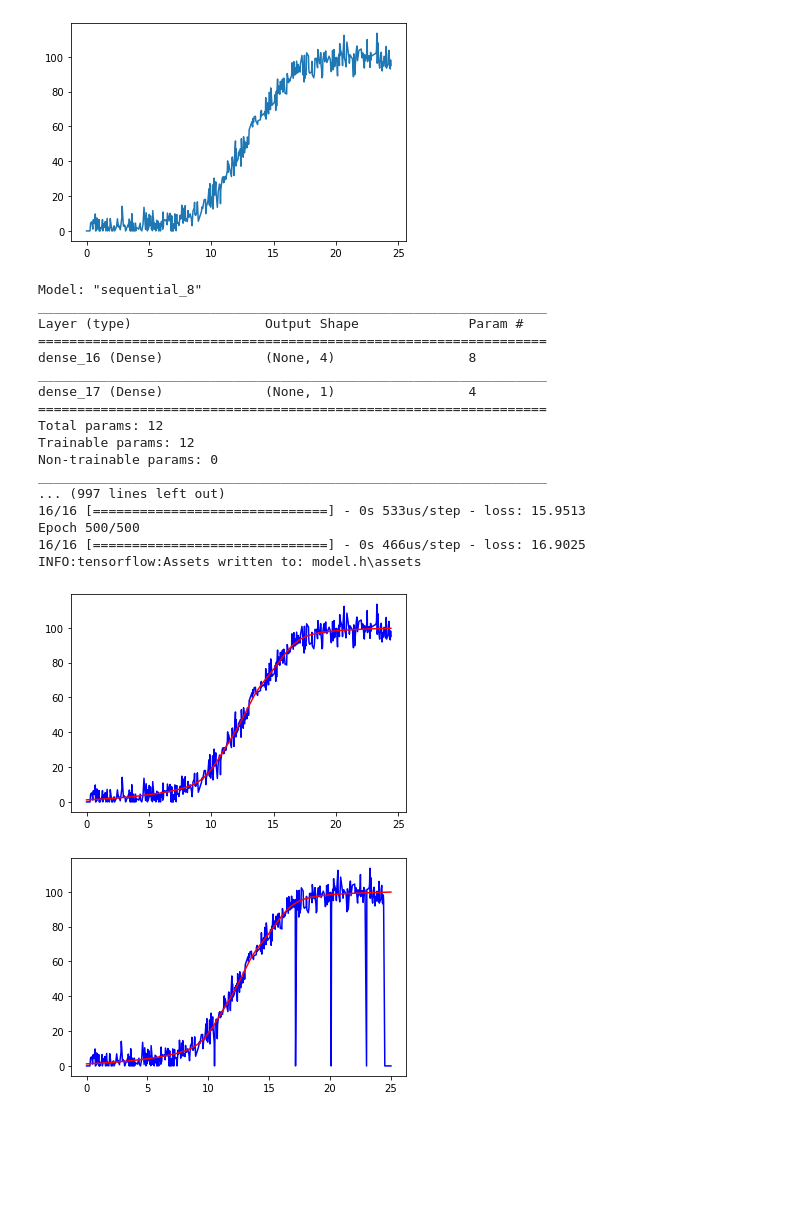
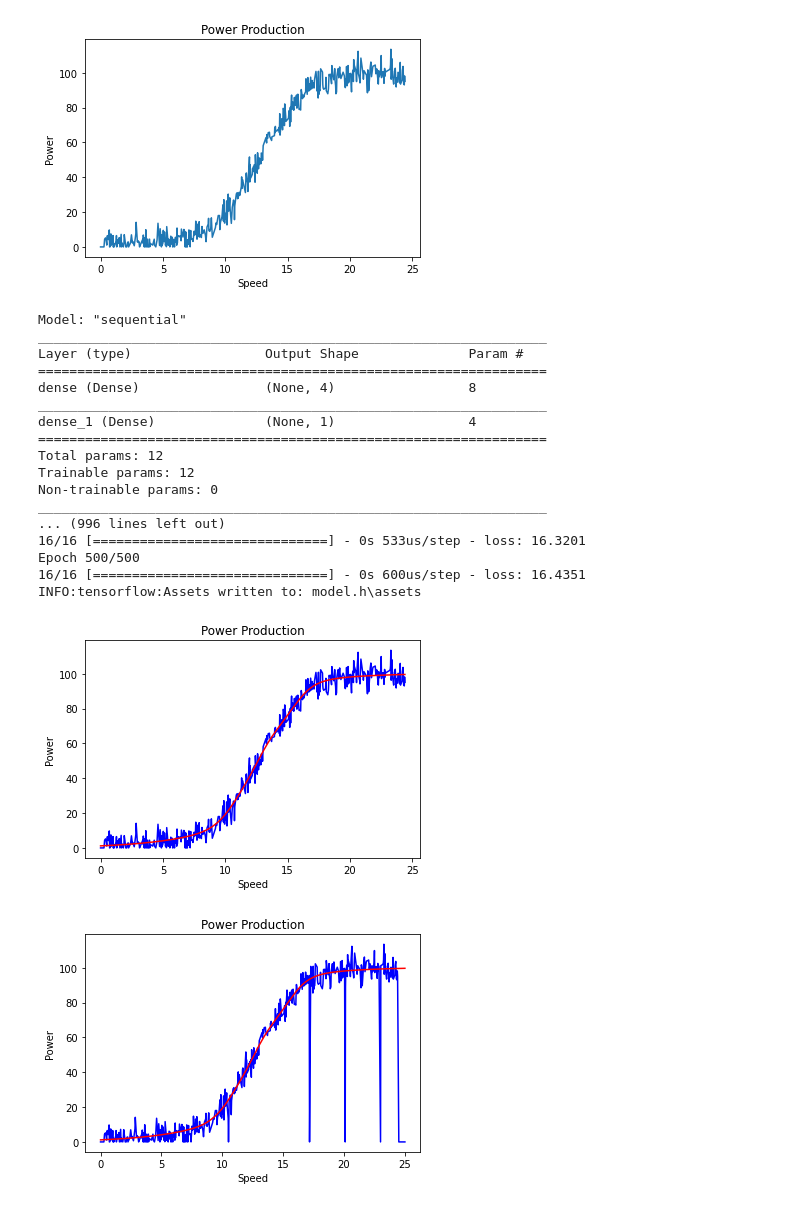
Before and after one commit to BurkeBlaine1999/PowerDistribution, a Jupyter notebook: PowerProduction.ipynb, the cells around one changed output. Cells and saved outputs as stored; diff of their text form; code cells hidden in the pictures; blank space fills up the shorter version.

```diff
--- a/PowerProduction.ipynb
+++ b/PowerProduction.ipynb
@@ -16,7 +46,13 @@ import pandas as pd
 import pickle
 
 #Import the csv file
-df = pd.read_csv("powerproduction.csv")
+df = pd.read_csv("./Data/powerproduction.csv")
+
+# feature engineering
+df["speed2"] = np.sqrt(df["speed"])
+
+#Add small value to deal with log of 0
+df["speed_log"] = np.log(df["speed"] + 0.000001)
 
 #Convert from pandas series to a numpy array
 X = df[["speed"]].values
@@ -35,6 +71,11 @@ bad_index = np.intersect1d(bad_index_y, bad_index_x)
 #Delete the bad indicies
 X_fix = np.delete(X, bad_index, axis = 0)
 y_fix = np.delete(y, bad_index)
+
+#Add labels to the plot
+plt.title('Power Production')
+plt.xlabel('Speed')
+plt.ylabel('Power')
 
 # investigate data
 plt.plot(X_fix, y_fix)
@@ -69,55 +110,67 @@ model.summary()
 #Fit the model for 500 epochs
 model.fit(X_trans, y_fix, epochs=500)
 
 
-
-
 #Save the trained model to disk
 model.save("model.h")
 scaler_filename = "scaler.save"
 joblib.dump(scaler, scaler_filename)
 
 
+y_pred = model.predict(X_trans)
 
-
-y_pred = model.predict(X_trans)
+#Add labels to the plot
+plt.title('Power Production')
+plt.xlabel('Speed')
+plt.ylabel('Power')
 
 #Plot the fixed model against the predicted model
 plt.plot(X_fix, y_fix, c="b")
 plt.plot(X_fix, y_pred, c="r")
 plt.show()
 
 X_all = scaler.transform(X)
 y_pred_all = model.predict(X_all)
 
+#Add labels to the plot
+plt.title('Power Production')
+plt.xlabel('Speed')
+plt.ylabel('Power')
+
+#Plot the predicted data against the raw data
 plt.plot(X, y, c="b")
 plt.plot(X, y_pred_all, c="r")
 plt.show()
 
 y_pred = np.reshape(y_pred, (y_pred.shape[0], ))
 difference = y_pred - y_fix
 
 #Plot a  histogram of the difference between the predicted and fixed models
-plt.hist(difference, bins = 50)
+plt.title('Power Production')
+plt.xlabel('Speed')
+plt.ylabel('Power')
+
+
+plt.hist(difference, bins = 20)
 plt.show()
 # %% [output]
-[figure, old version]
+[figure, new version]
-Model: "sequential_8"
+Model: "sequential"
 _________________________________________________________________
 Layer (type)                 Output Shape              Param #
 =================================================================
-dense_16 (Dense)             (None, 4)                 8
+dense (Dense)                (None, 4)                 8
 _________________________________________________________________
-dense_17 (Dense)             (None, 1)                 4
+dense_1 (Dense)              (None, 1)                 4
 =================================================================
 Total params: 12
 Trainable params: 12
 Non-trainable params: 0
 _________________________________________________________________
-... (997 lines left out)
-16/16 [==============================] - 0s 533us/step - loss: 15.9513
+... (996 lines left out)
+16/16 [==============================] - 0s 533us/step - loss: 16.3201
 Epoch 500/500
-16/16 [==============================] - 0s 466us/step - loss: 16.9025
+16/16 [==============================] - 0s 600us/step - loss: 16.4351
 INFO:tensorflow:Assets written to: model.h\assets
-[figure, old version]
+[figure, new version]
-[figure, old version]
+[figure, new version]
```
Also changed, not shown: parts of 4 cells of this notebook, 15 other files.
